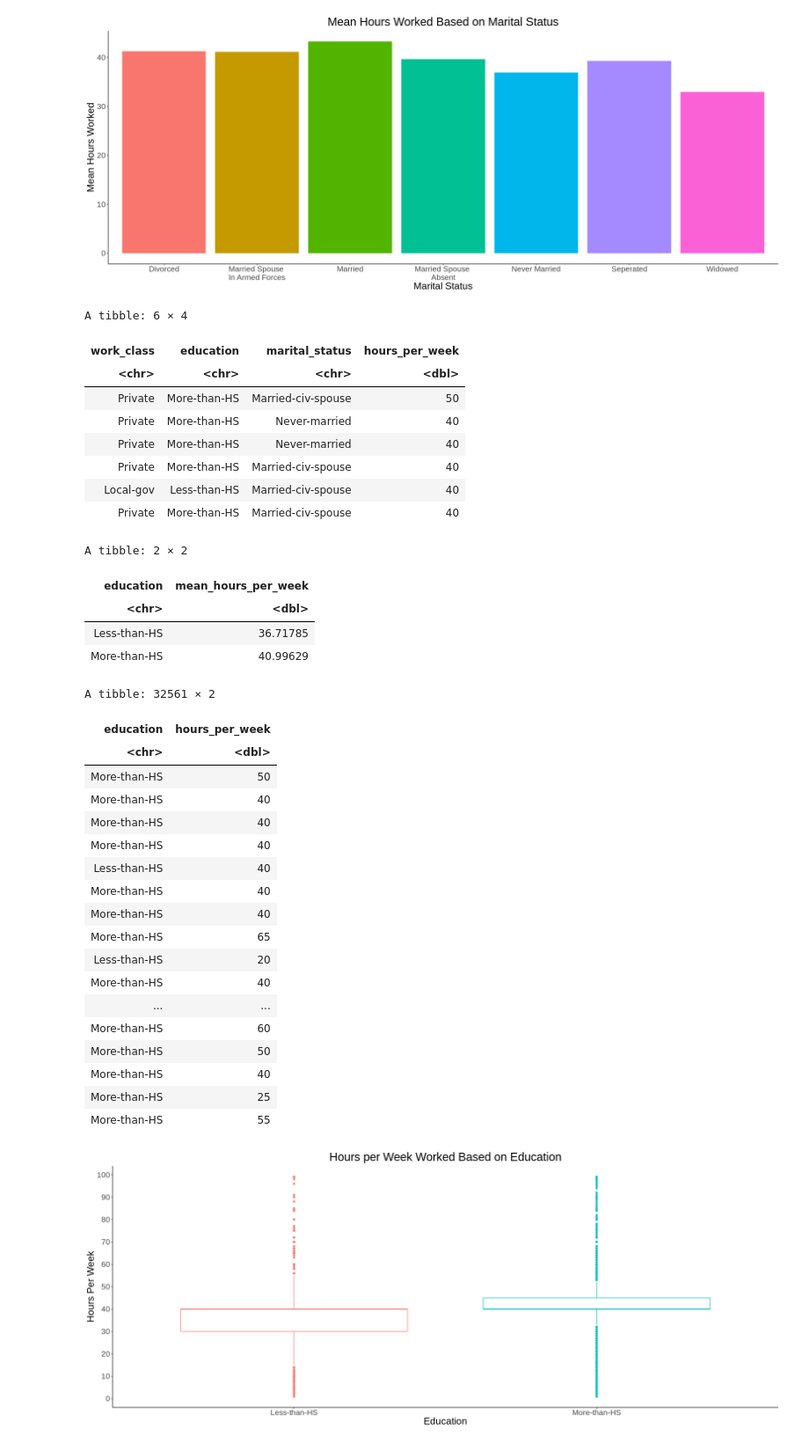
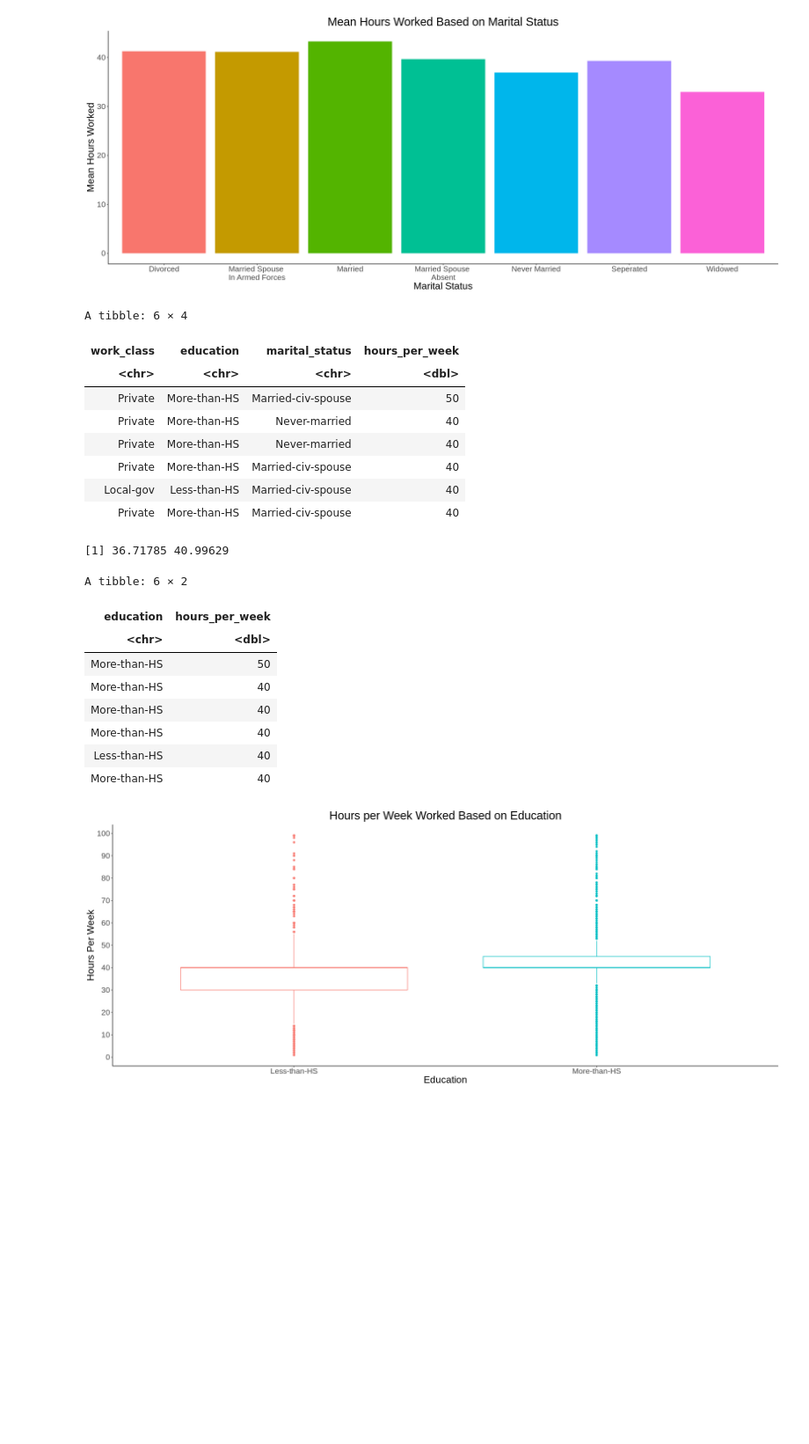
Before and after one commit to sidnand/Inferential-Report-on-Adult-Working-Hours, a Jupyter notebook: Preliminary Results.ipynb, the cells around one changed output. Shown: that part at 88% size. Cells and saved outputs as stored; diff of their text form; code cells hidden in the pictures; blank space fills up the shorter version.

```diff
--- a/Preliminary Results.ipynb
+++ b/Preliminary Results.ipynb
@@ -283,54 +297,44 @@ bar_means_marital_status
 # %%
 data$education[data$education == "Assoc-acdm" |
                data$education == "Assoc-voc" |
                data$education == "Bachelors" |
                data$education == "Doctorate" |
                data$education == "HS-grad" |
                data$education == "Masters" |
                data$education == "Prof-school" |
                data$education == "Some-college"] = "More-than-HS"
 head(data)
 compare_hour_low_hi <- data |>
     group_by(education) |>
-    summarize(mean_hours_per_week=mean(hours_per_week))
+    summarize(mean_hours_per_week=mean(hours_per_week)) |>
+    pull()
+less_than_hs_mean <- compare_hour_low_hi[1]
+more_than_hs_mean <- compare_hour_low_hi[2]
+
 compare_hour_low_hi
 education_hour_table <- data |>
     select(education,hours_per_week)
-education_hour_table
+head(education_hour_table)
 # %% [output]
 A tibble: 6 × 4
 | work_class | education | marital_status | hours_per_week |
 | <chr> | <chr> | <chr> | <dbl> |
 | Private | More-than-HS | Married-civ-spouse | 50 |
 | Private | More-than-HS | Never-married | 40 |
 | Private | More-than-HS | Never-married | 40 |
 | Private | More-than-HS | Married-civ-spouse | 40 |
 | Local-gov | Less-than-HS | Married-civ-spouse | 40 |
 | Private | More-than-HS | Married-civ-spouse | 40 |
-A tibble: 2 × 2
+[1] 36.71785 40.99629
+A tibble: 6 × 2
-| education | mean_hours_per_week |
+| education | hours_per_week |
 | <chr> | <dbl> |
-| Less-than-HS | 36.71785 |
-| More-than-HS | 40.99629 |
+| More-than-HS | 50 |
+| More-than-HS | 40 |
+| More-than-HS | 40 |
+| More-than-HS | 40 |
+| Less-than-HS | 40 |
+| More-than-HS | 40 |
-A tibble: 32561 × 2
-| education | hours_per_week |
-| <chr> | <dbl> |
-| More-than-HS | 50 |
-| More-than-HS | 40 |
-| More-than-HS | 40 |
-| More-than-HS | 40 |
-| Less-than-HS | 40 |
-| More-than-HS | 40 |
-| More-than-HS | 40 |
-| More-than-HS | 65 |
-| Less-than-HS | 20 |
-| More-than-HS | 40 |
-| ... | ... |
-| More-than-HS | 60 |
-| More-than-HS | 50 |
-| More-than-HS | 40 |
-| More-than-HS | 25 |
-| More-than-HS | 55 |
 # %%
 education_hour_box_plot <- education_hour_table %>%
     ggplot(aes(x = education, y = hours_per_week, color = education)) +
```
Also changed, not shown: parts of 8 cells of this notebook.
